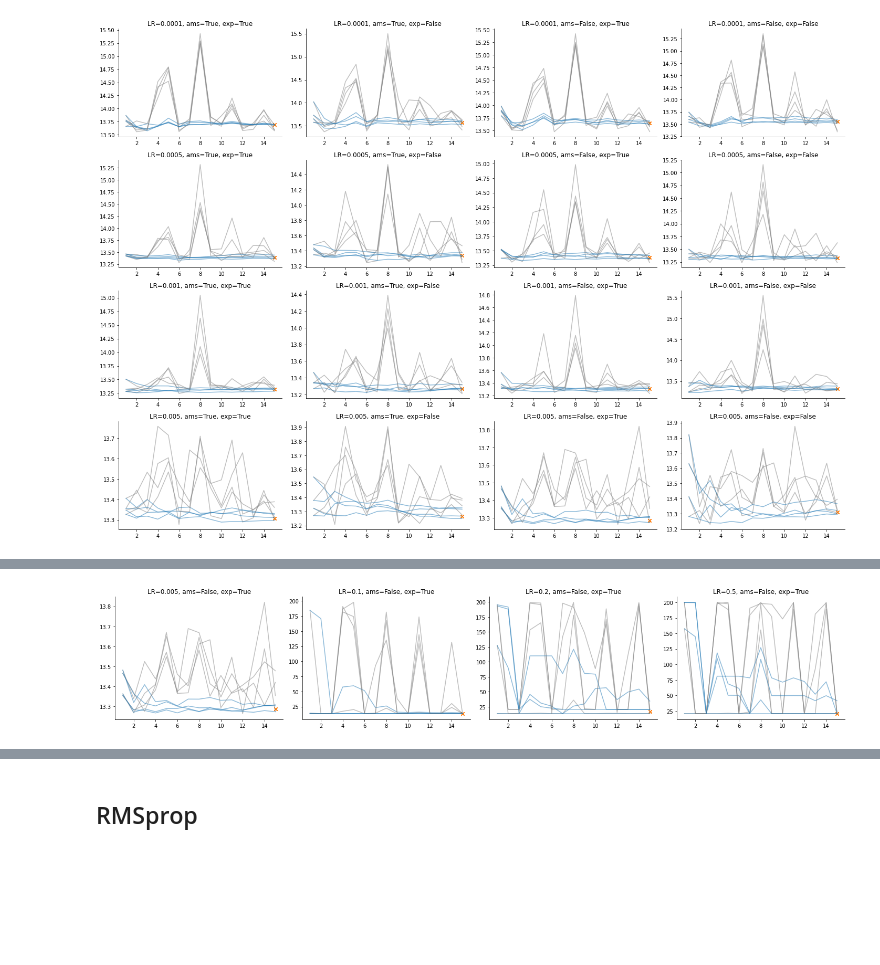
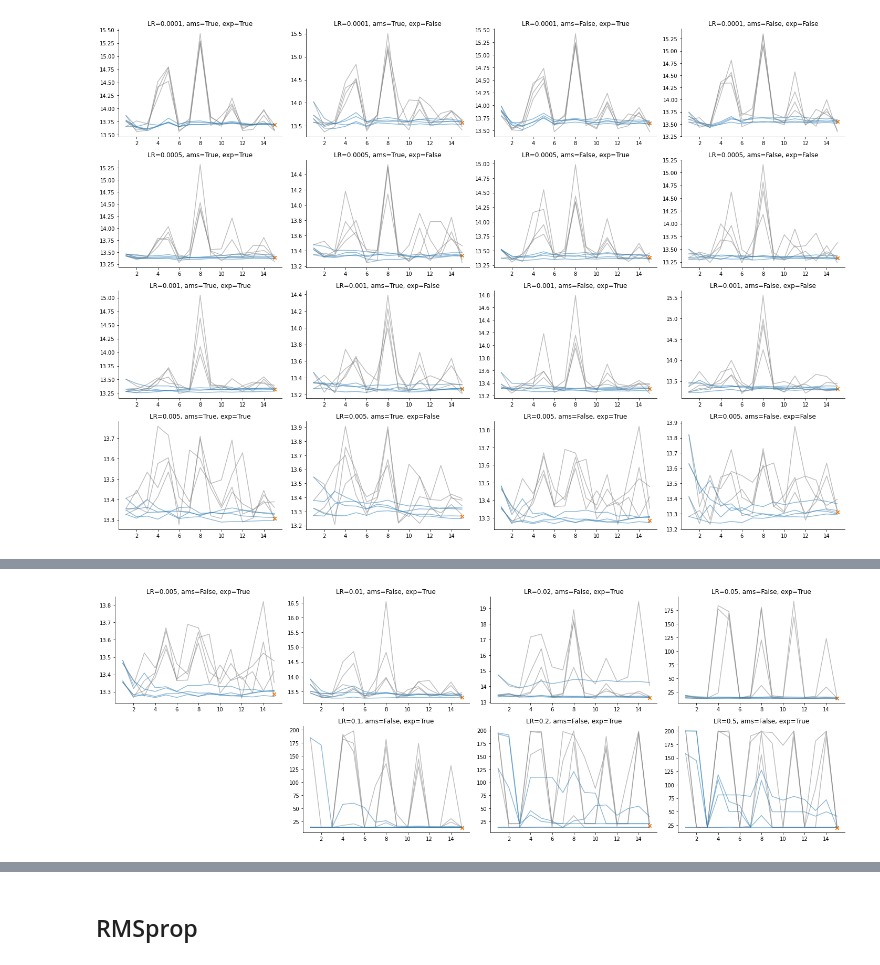
Before and after one commit to djib2011/forecasting-augmentation, a Jupyter notebook: experimentation/training_hyperparameters.ipynb, the cells around one changed output, grey strips where cells are left out. Drawn from its saved outputs; the diff is of its cells as text; code cells hidden in the pictures; blank space fills up the shorter version.

Commit message:
Furthered optimization-setup experiment with more learning rates.

```diff
--- a/experimentation/training_hyperparameters.ipynb
+++ b/experimentation/training_hyperparameters.ipynb
@@ -74,23 +74,32 @@ df_all[df_all['ensemble']].sort_values('smape')
 # %%
 adam_comb_dict_new = {'optimizer': ['adam'],
-                      'learning_rate': [0.005, 0.1, 0.2, 0.5],
+                      'learning_rate': [0.005, 0.01, 0.02, 0.05, 0.1, 0.2, 0.5],
                       'amsgrad': [False],
                       'exp_decay': [True]}
 
 combs = list(training.make_runs(adam_comb_dict_new))
 # %%
-plt.figure(figsize=(20, 4))
+plt.figure(figsize=(20, 7))
 
-for i in range(4):
-    ax = plt.subplot(1, 4, i+1)
+scores = []
+
+for i in range(7):
+    if i < 4:
+        j = i + 1
+    else:
+        j = i + 2
+
+    ax = plt.subplot(2, 4, j)
     opt = combs[i]['optimizer']
     lr = combs[i]['learning_rate']
     ams = combs[i]['amsgrad']
     exp = combs[i]['exp_decay']
     ex = get_experiment(opt, lr, ams, exp)
     title = 'LR={}, ams={}, exp={}'.format(lr, ams, exp)
     plot_experiment(ex, ax=ax, title=title)
 
+    scores.append(ex[ex['epoch'].isna()]['smape'].iloc[0])
+
 plt.tight_layout()
 # %% [output]
-[figure, old version]
+[figure, new version]
```
Also changed, not shown: parts of 4 cells of this notebook, 3 other files.
